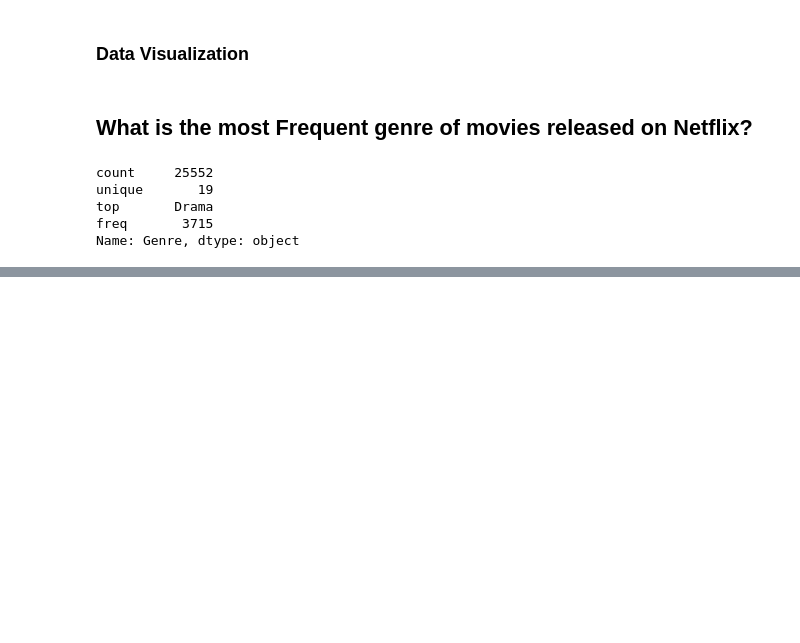
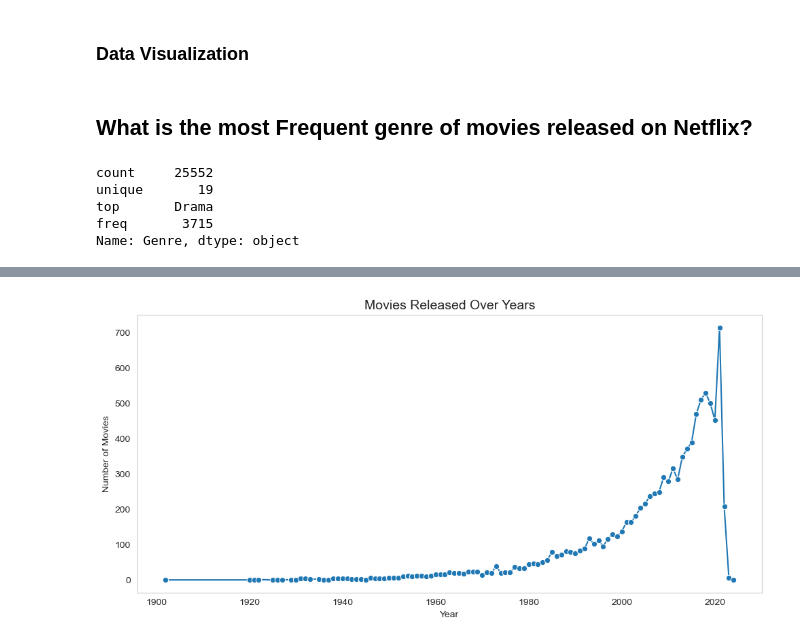
Before and after one commit to Chabbi-06/Netflix_Movie_Data_Analysis, a Jupyter notebook: Netflix_Movie_Data_Analysis.ipynb, the cells around one changed output, grey strips where cells are left out. Cells and saved outputs as stored; diff of their text form; code cells hidden in the pictures; blank space fills up the shorter version.

```diff
--- a/Netflix_Movie_Data_Analysis.ipynb
+++ b/Netflix_Movie_Data_Analysis.ipynb
@@ -257,0 +268,17 @@ plt.show()
+# %%
+plt.figure(figsize=(10,5))
+
+sns.lineplot(
+    x=df['Release_Date'].value_counts().sort_index().index,
+    y=df['Release_Date'].value_counts().sort_index().values,
+    marker='o'
+)
+
+plt.title('Movies Released Over Years', fontsize=14)
+plt.xlabel('Year')
+plt.ylabel('Number of Movies')
+plt.tight_layout()
+plt.grid()
+plt.show()
+# %% [output]
+[figure, added]
```
Also changed, not shown: parts of 9 cells of this notebook.
